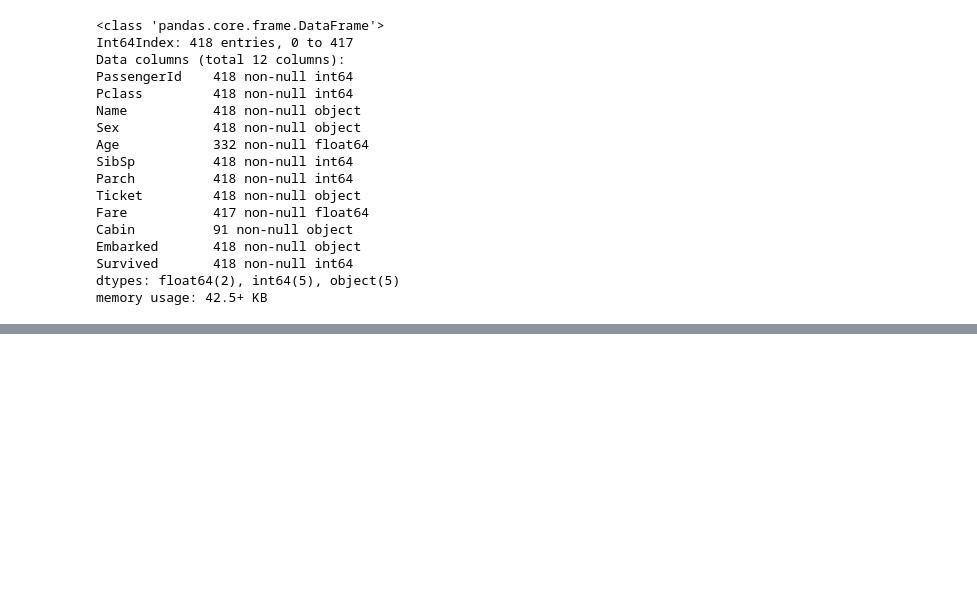
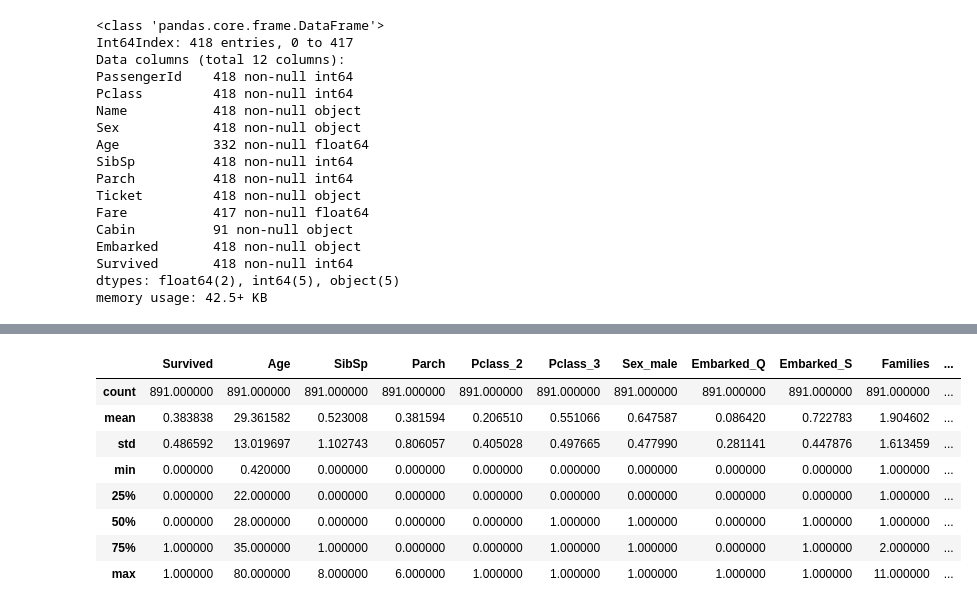
Before and after one commit to tadyjp/kaggle, a Jupyter notebook: titanic/main.ipynb, the cells around one changed output, grey strips where cells are left out. Cells and saved outputs as stored; diff of their text form; code cells hidden in the pictures; blank space fills up the shorter version.

```diff
--- a/titanic/main.ipynb
+++ b/titanic/main.ipynb
@@ -170,3 +186,15 @@ memory usage: 76.6 KB
+# %%
+df_train_processed.describe()
+# %% [output]
+|  | Survived | Age | SibSp | Parch | Pclass_2 | Pclass_3 | Sex_male | Embarked_Q | Embarked_S | Families | ... |
+| count | 891.000000 | 891.000000 | 891.000000 | 891.000000 | 891.000000 | 891.000000 | 891.000000 | 891.000000 | 891.000000 | 891.000000 | ... |
+| mean | 0.383838 | 29.361582 | 0.523008 | 0.381594 | 0.206510 | 0.551066 | 0.647587 | 0.086420 | 0.722783 | 1.904602 | ... |
+| std | 0.486592 | 13.019697 | 1.102743 | 0.806057 | 0.405028 | 0.497665 | 0.477990 | 0.281141 | 0.447876 | 1.613459 | ... |
+| min | 0.000000 | 0.420000 | 0.000000 | 0.000000 | 0.000000 | 0.000000 | 0.000000 | 0.000000 | 0.000000 | 1.000000 | ... |
+| 25% | 0.000000 | 22.000000 | 0.000000 | 0.000000 | 0.000000 | 0.000000 | 0.000000 | 0.000000 | 0.000000 | 1.000000 | ... |
+| 50% | 0.000000 | 28.000000 | 0.000000 | 0.000000 | 0.000000 | 1.000000 | 1.000000 | 0.000000 | 1.000000 | 1.000000 | ... |
+| 75% | 1.000000 | 35.000000 | 1.000000 | 0.000000 | 0.000000 | 1.000000 | 1.000000 | 0.000000 | 1.000000 | 2.000000 | ... |
+| max | 1.000000 | 80.000000 | 8.000000 | 6.000000 | 1.000000 | 1.000000 | 1.000000 | 1.000000 | 1.000000 | 11.000000 | ... |
 # %%
 df_train_processed.corr()
 # %% [output]
```
Also changed, not shown: parts of 14 cells of this notebook.
